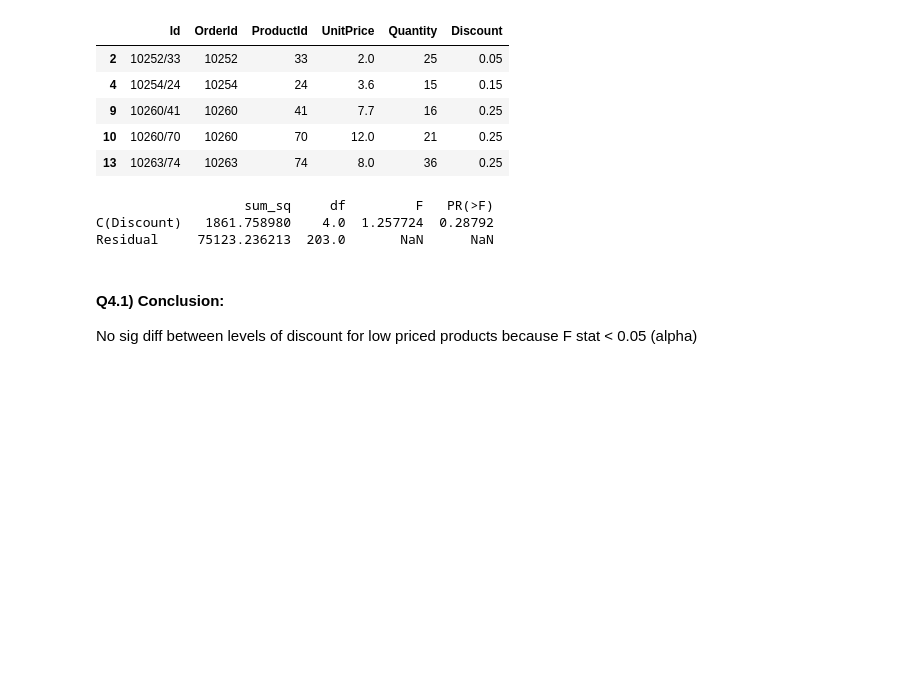
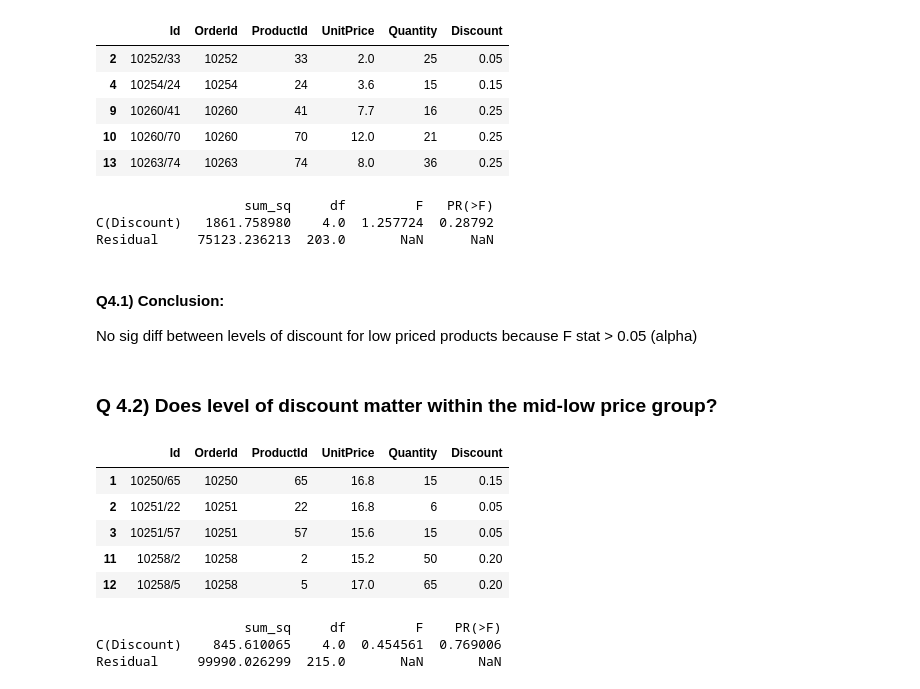
Before and after one commit to taramullin/Module3Project_HypothesisTesting, a Jupyter notebook: Module 3 Final Project - Northwind.ipynb, the cells around one changed output. Cells and saved outputs as stored; diff of their text form; code cells hidden in the pictures; blank space fills up the shorter version.

```diff
--- a/Module 3 Final Project - Northwind.ipynb
+++ b/Module 3 Final Project - Northwind.ipynb
@@ -1027,4 +1039,27 @@ C(Discount)   1861.758980    4.0  1.257724  0.28792
 Residual     75123.236213  203.0       NaN      NaN
 # %% [markdown]
 #### Q4.1) Conclusion:
-No sig diff between levels of discount for low priced products because F stat < 0.05 (alpha)
+No sig diff between levels of discount for low priced products because F stat > 0.05 (alpha)
+# %% [markdown]
+### Q 4.2) Does level of discount matter within the mid-low price group?
+# %%
+df_discount5_midlowprice = Order_midlowprice[Order_midlowprice.Discount > .04]
+df_discount5_midlowprice.head()
+# %% [output]
+|  | Id | OrderId | ProductId | UnitPrice | Quantity | Discount |
+| 1 | 10250/65 | 10250 | 65 | 16.8 | 15 | 0.15 |
+| 2 | 10251/22 | 10251 | 22 | 16.8 | 6 | 0.05 |
+| 3 | 10251/57 | 10251 | 57 | 15.6 | 15 | 0.05 |
+| 11 | 10258/2 | 10258 | 2 | 15.2 | 50 | 0.20 |
+| 12 | 10258/5 | 10258 | 5 | 17.0 | 65 | 0.20 |
+# %%
+#is there a difference between the levels of discount for mid-low priced products?
+
+formula = 'Quantity ~ C(Discount)'
+lm = ols(formula, df_discount5_midlowprice).fit()
+table = sm.stats.anova_lm(lm, typ=2)
+print(table)
+# %% [output]
+                   sum_sq     df         F    PR(>F)
+C(Discount)    845.610065    4.0  0.454561  0.769006
+Residual     99990.026299  215.0       NaN       NaN
```
Also changed, not shown: parts of 15 cells of this notebook.
